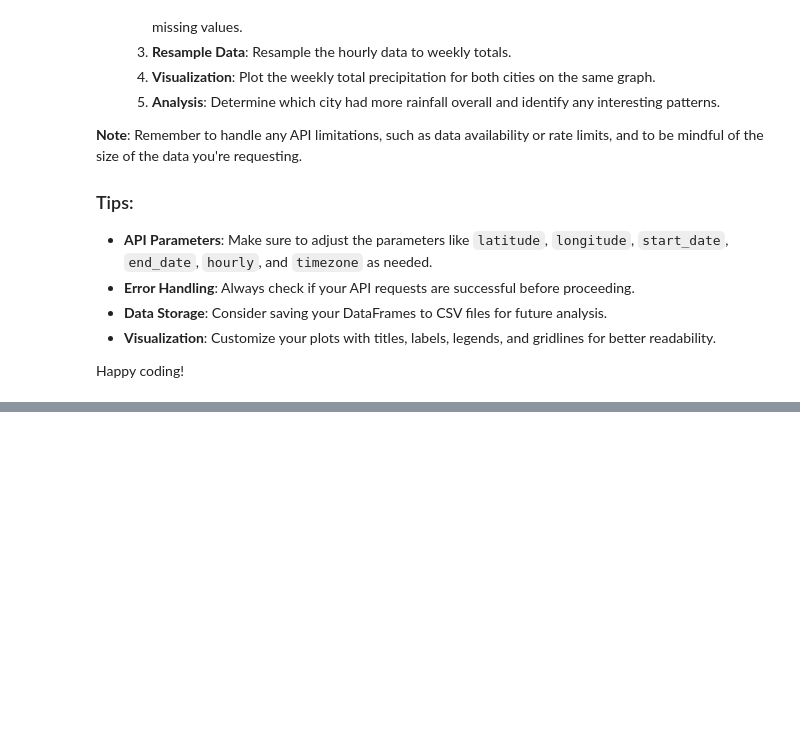
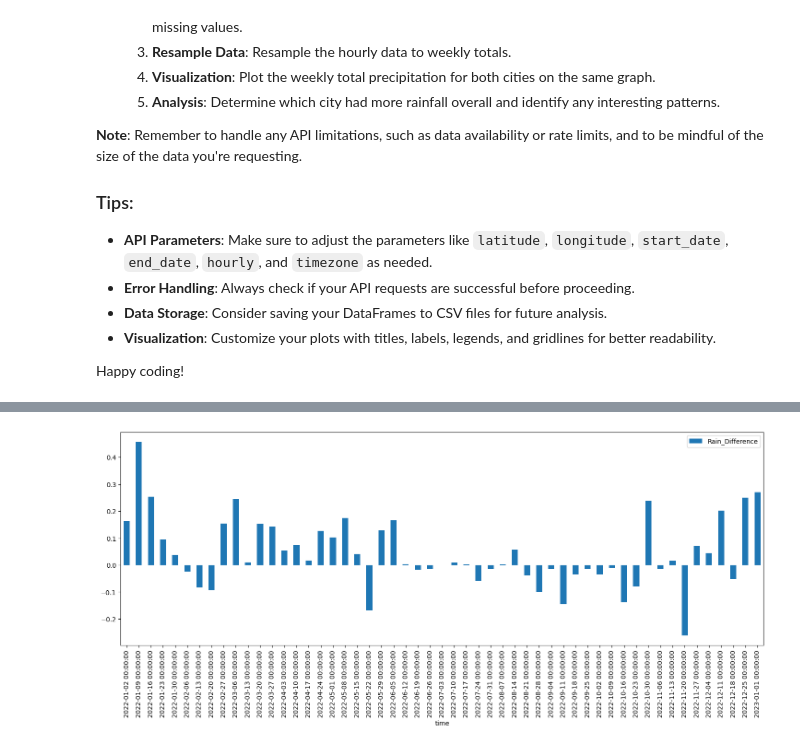
Before and after one commit to nishamizh/api-Open-Meteo, a Jupyter notebook: api_data_wrangling.ipynb, the cells around one changed output, grey strips where cells are left out. Drawn from its saved outputs; the diff is of its cells as text; code cells hidden in the pictures; blank space fills up the shorter version.

```diff
--- a/api_data_wrangling.ipynb
+++ b/api_data_wrangling.ipynb
@@ -317,0 +595,9 @@ Happy coding!
+# %%
+# weekly Rain Difference
+combined_weekly_rain['Rain_Difference'] = combined_weekly_rain['seattle_weekly_rain'] - combined_weekly_rain['london_weekly_rain']
+combined_weekly_rain.head()
+combined_weekly_rain.plot(kind='bar', y='Rain_Difference', figsize=(18,6))
+#plt.title('Rain_Difference of Seattle compared with London')
+plt.show()
+# %% [output]
+[figure, added]
```
Also changed, not shown: parts of 31 cells of this notebook.
